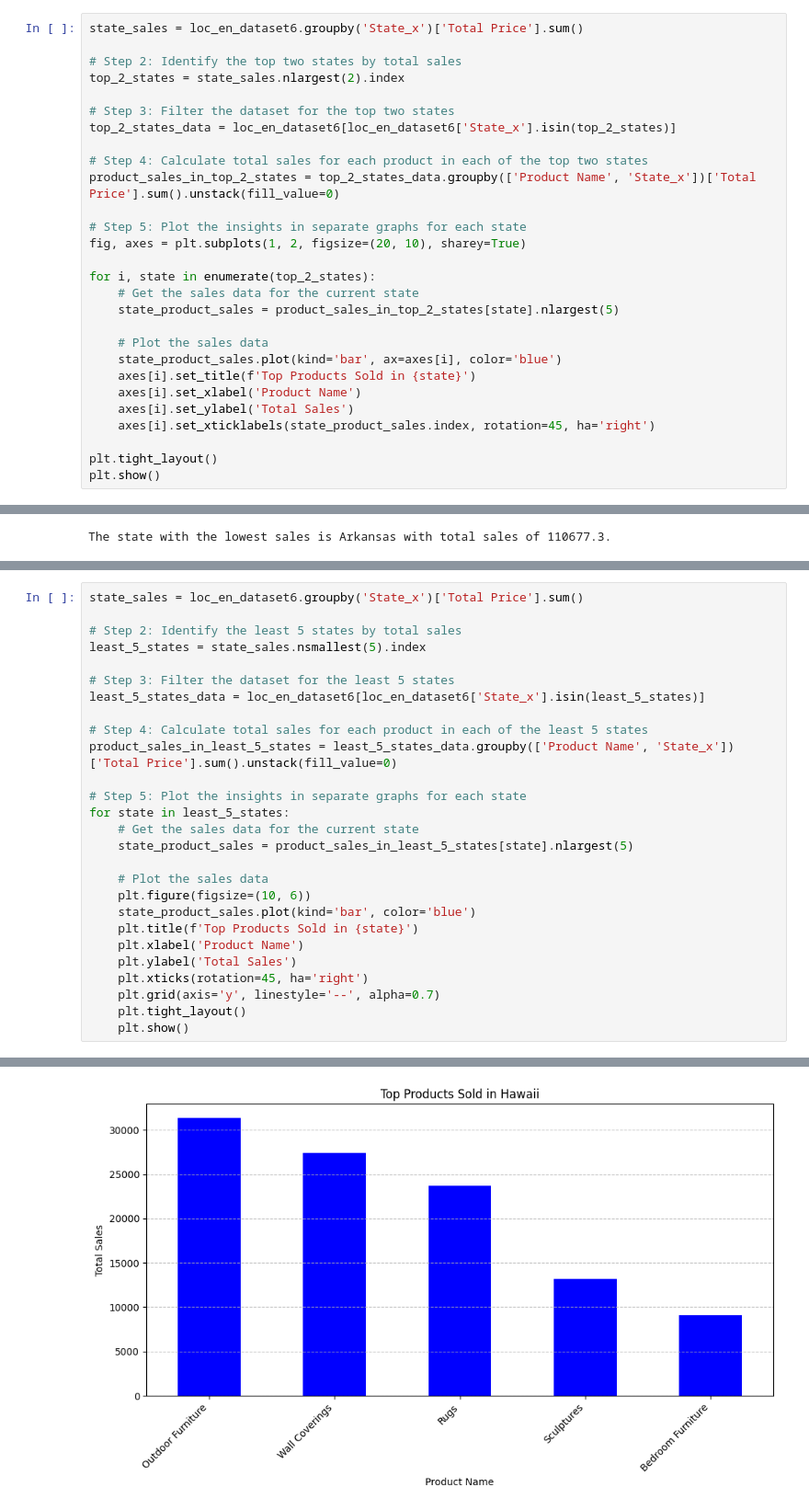
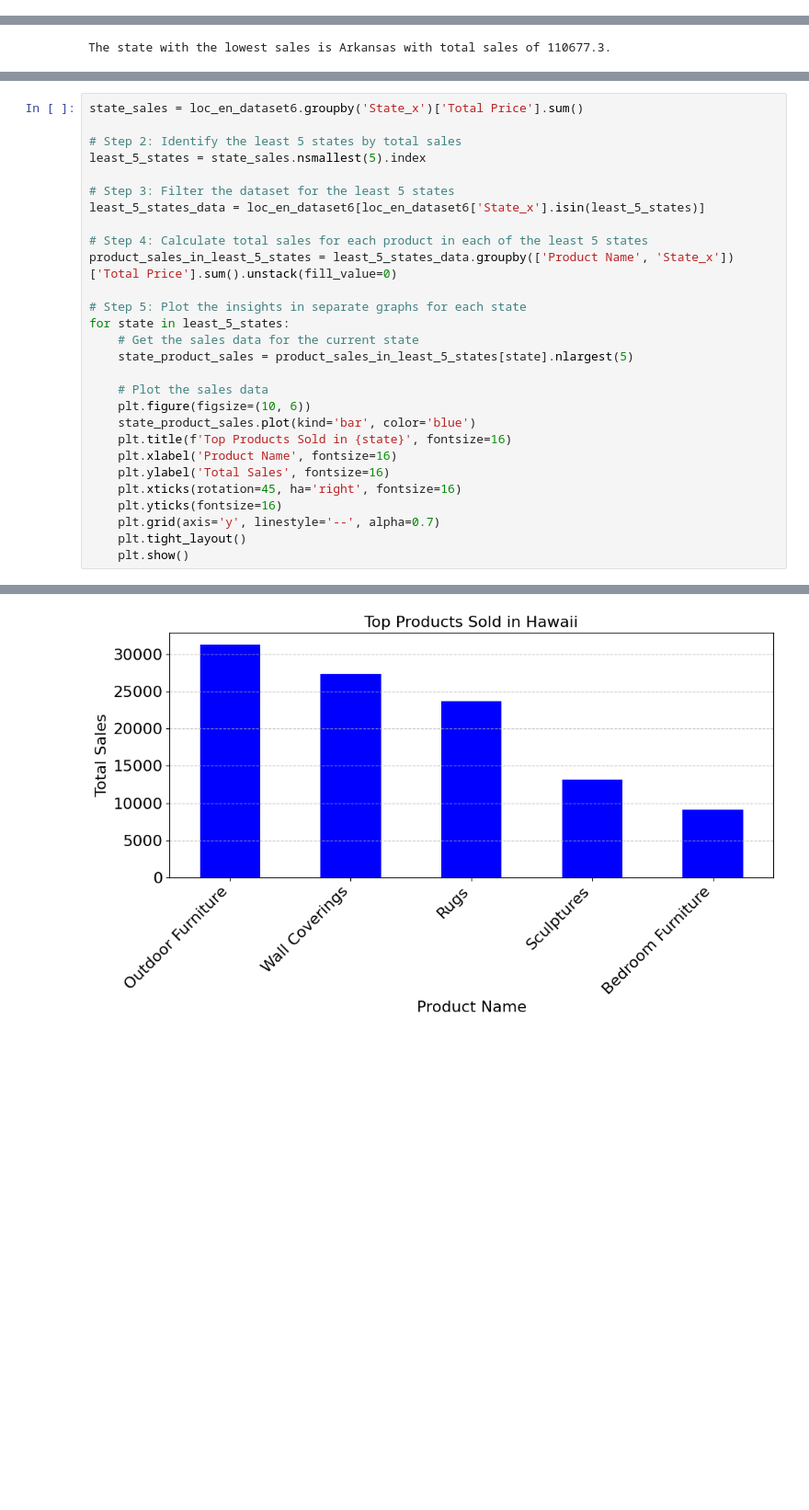
Before and after one commit to NSinha025/ZDS-Mock-Project, a Jupyter notebook: Sales_Order_Sheet_X_Store_Locations_Sheet.ipynb, the cells around one changed output, grey strips where cells are left out. Shown at 92% size. Cells and saved outputs as stored; diff of their text form; blank space fills up the shorter version.

```diff
--- a/Sales_Order_Sheet_X_Store_Locations_Sheet.ipynb
+++ b/Sales_Order_Sheet_X_Store_Locations_Sheet.ipynb
@@ -501,28 +500,0 @@ plt.show()
-# %%
-state_sales = loc_en_dataset6.groupby('State_x')['Total Price'].sum()
-
-# Step 2: Identify the top two states by total sales
-top_2_states = state_sales.nlargest(2).index
-
-# Step 3: Filter the dataset for the top two states
-top_2_states_data = loc_en_dataset6[loc_en_dataset6['State_x'].isin(top_2_states)]
-
-# Step 4: Calculate total sales for each product in each of the top two states
-product_sales_in_top_2_states = top_2_states_data.groupby(['Product Name', 'State_x'])['Total Price'].sum().unstack(fill_value=0)
-
-# Step 5: Plot the insights in separate graphs for each state
-fig, axes = plt.subplots(1, 2, figsize=(20, 10), sharey=True)
-
-for i, state in enumerate(top_2_states):
-    # Get the sales data for the current state
-    state_product_sales = product_sales_in_top_2_states[state].nlargest(5)
-
-    # Plot the sales data
-    state_product_sales.plot(kind='bar', ax=axes[i], color='blue')
-    axes[i].set_title(f'Top Products Sold in {state}')
-    axes[i].set_xlabel('Product Name')
-    axes[i].set_ylabel('Total Sales')
-    axes[i].set_xticklabels(state_product_sales.index, rotation=45, ha='right')
-
-plt.tight_layout()
-plt.show()
@@ -590,10 +560,11 @@ for state in least_5_states:
     # Plot the sales data
     plt.figure(figsize=(10, 6))
     state_product_sales.plot(kind='bar', color='blue')
-    plt.title(f'Top Products Sold in {state}')
-    plt.xlabel('Product Name')
-    plt.ylabel('Total Sales')
-    plt.xticks(rotation=45, ha='right')
+    plt.title(f'Top Products Sold in {state}', fontsize=16)
+    plt.xlabel('Product Name', fontsize=16)
+    plt.ylabel('Total Sales', fontsize=16)
+    plt.xticks(rotation=45, ha='right', fontsize=16)
+    plt.yticks(fontsize=16)
     plt.grid(axis='y', linestyle='--', alpha=0.7)
     plt.tight_layout()
     plt.show()
@@ -604 +575 @@ for state in least_5_states:
-[figure, old version]
+[figure, new version]
```
Also changed, not shown: parts of 5 cells of this notebook.
